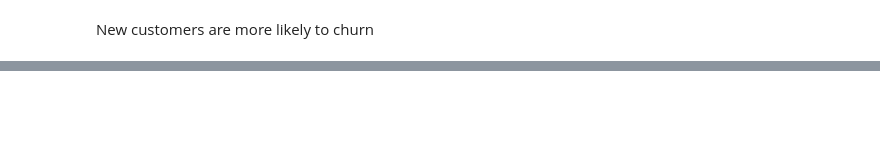
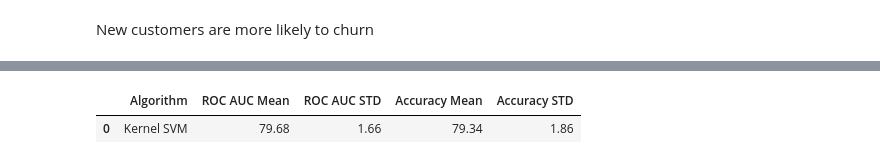
Before and after one commit to Akshay9597/Telecom_Customer_Churn, a Jupyter notebook: customer_churn_analysis.ipynb, the cells around one changed output, grey strips where cells are left out. Drawn from its saved outputs; the diff is of its cells as text; code cells hidden in the pictures; blank space fills up the shorter version.

Commit message:
SVM result

```diff
--- a/customer_churn_analysis.ipynb
+++ b/customer_churn_analysis.ipynb
@@ -253,0 +334,44 @@ New customers are more likely to churn
+# %%
+X = data.drop(columns = "Churn")
+y = data["Churn"].values
+# %%
+X_train, X_test, y_train, y_test = train_test_split(X, y, test_size = 0.3, random_state = 4, stratify =y)
+# %%
+col =  ["tenure", 'MonthlyCharges', 'TotalCharges']
+# %%
+scaler = StandardScaler()
+X_train[col] = StandardScaler().fit_transform(X_train[col])
+X_test[col] = StandardScaler().fit_transform(X_test[col])
+# %%
+model_SVM = ('Kernel SVM', SVC(kernel = 'rbf', random_state = 0))
+acc_results =[]
+auc_results =[]
+names = []
+
+result_col = ["Algorithm", "ROC AUC Mean", "ROC AUC STD", "Accuracy Mean", "Accuracy STD"]
+model_results = pd.DataFrame(columns = result_col)
+
+i=0
+# K- fold cross validation
+
+name, model = model_SVM
+names.append(name)
+kfold = model_selection.KFold(n_splits=10, shuffle=True, random_state=0)
+
+cv_acc_results = model_selection.cross_val_score(model, X_train, y_train,
+                cv = kfold, scoring="accuracy")
+cv_auc_results = model_selection.cross_val_score(model, X_train, y_train,
+                cv = kfold, scoring="roc_auc")
+acc_results.append(cv_acc_results)
+auc_results.append(cv_auc_results)
+
+model_results.loc[0] = [name,
+                       round(cv_auc_results.mean()*100,2),
+                       round(cv_auc_results.std()*100,2),
+                       round(cv_acc_results.mean()*100,2),
+                       round(cv_acc_results.std()*100,2)]
+
+model_results.sort_values(by = ['ROC AUC Mean'], ascending=False)
+# %% [output]
+|  | Algorithm | ROC AUC Mean | ROC AUC STD | Accuracy Mean | Accuracy STD |
+| 0 | Kernel SVM | 79.68 | 1.66 | 79.34 | 1.86 |
```
Also changed, not shown: parts of 9 cells of this notebook.
